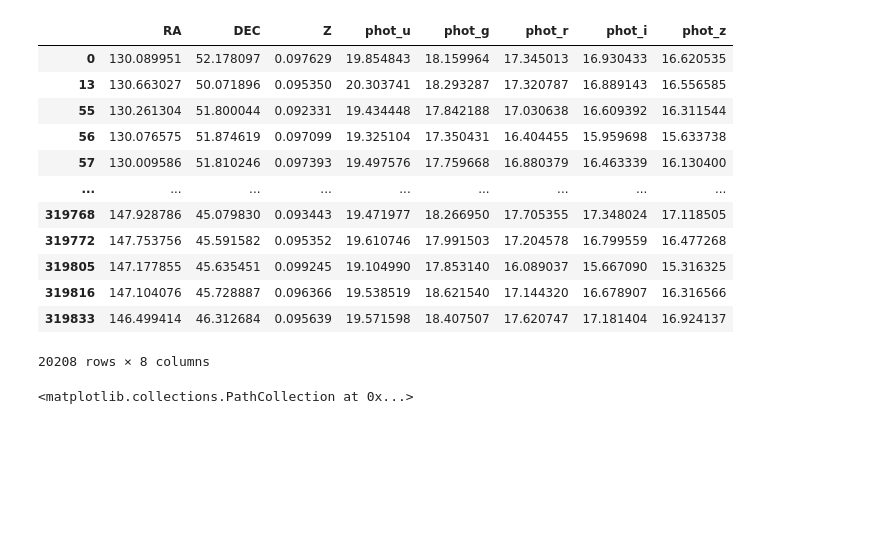
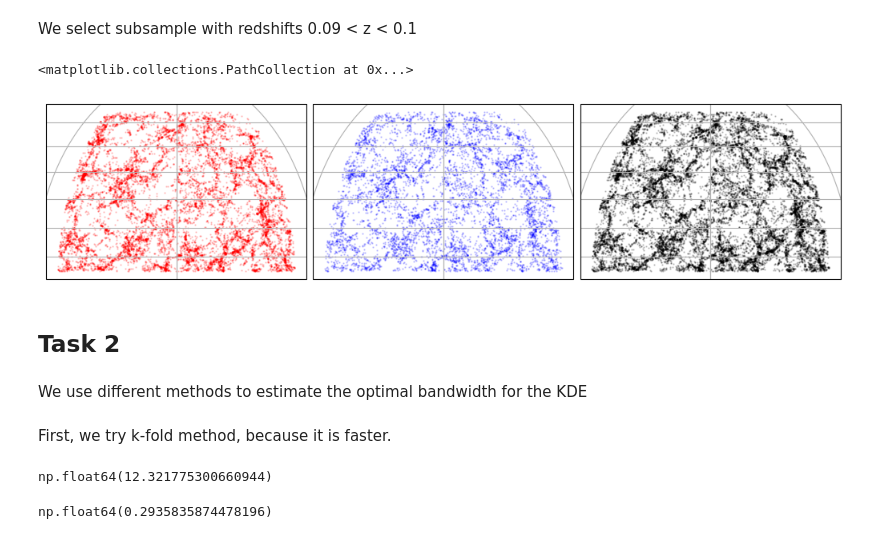
Before and after one commit to CosmicHitchhiker/ds_astro_2026s, a Jupyter notebook: ex2/ex2.ipynb, the cells around one changed output. Drawn from its saved outputs; the diff is of its cells as text; code cells hidden in the pictures; blank space fills up the shorter version.

```diff
--- a/ex2/ex2.ipynb
+++ b/ex2/ex2.ipynb
@@ -31,34 +17,24 @@ df
+# %% [markdown]
+We select subsample with redshifts 0.09 < z < 0.1
 # %%
 data_cut = df[(df['Z'] > 0.09) & (df['Z'] < 0.1)].copy()
-# %%
-data_cut
-# %% [output]
-|  | RA | DEC | Z | phot_u | phot_g | phot_r | phot_i | phot_z |
-| 0 | 130.089951 | 52.178097 | 0.097629 | 19.854843 | 18.159964 | 17.345013 | 16.930433 | 16.620535 |
-| 13 | 130.663027 | 50.071896 | 0.095350 | 20.303741 | 18.293287 | 17.320787 | 16.889143 | 16.556585 |
-| 55 | 130.261304 | 51.800044 | 0.092331 | 19.434448 | 17.842188 | 17.030638 | 16.609392 | 16.311544 |
-| 56 | 130.076575 | 51.874619 | 0.097099 | 19.325104 | 17.350431 | 16.404455 | 15.959698 | 15.633738 |
-| 57 | 130.009586 | 51.810246 | 0.097393 | 19.497576 | 17.759668 | 16.880379 | 16.463339 | 16.130400 |
-| ... | ... | ... | ... | ... | ... | ... | ... | ... |
-| 319768 | 147.928786 | 45.079830 | 0.093443 | 19.471977 | 18.266950 | 17.705355 | 17.348024 | 17.118505 |
-| 319772 | 147.753756 | 45.591582 | 0.095352 | 19.610746 | 17.991503 | 17.204578 | 16.799559 | 16.477268 |
-| 319805 | 147.177855 | 45.635451 | 0.099245 | 19.104990 | 17.853140 | 16.089037 | 15.667090 | 15.316325 |
-| 319816 | 147.104076 | 45.728887 | 0.096366 | 19.538519 | 18.621540 | 17.144320 | 16.678907 | 16.316566 |
-| 319833 | 146.499414 | 46.312684 | 0.095639 | 19.571598 | 18.407507 | 17.620747 | 17.181404 | 16.924137 |
-20208 rows × 8 columns
 # %%
 data_cut['u-r'] = data_cut['phot_u'] - data_cut['phot_r']
 # %%
 red = data_cut[data_cut['u-r'] > 2.3]
 blue = data_cut[data_cut['u-r'] <= 2.3]
 # %%
-fig, ax = plt.subplots(1, 2, figsize=(10, 15), subplot_kw={'projection': ccrs.Mollweide(180)},
+fig, ax = plt.subplots(1, 3, figsize=(10, 15), subplot_kw={'projection': ccrs.Mollweide(180)},
                         layout='constrained')
 
 ax[0].gridlines()
-ax[0].scatter(red['RA'], red['DEC'], s=0.5, alpha=0.1, transform=ccrs.PlateCarree(), color='red')
+ax[0].scatter(red['RA'], red['DEC'], s=0.5, alpha=0.2, transform=ccrs.PlateCarree(), color='red')
 
 ax[1].gridlines()
-ax[1].scatter(blue['RA'], blue['DEC'], s=0.5, alpha=0.1, transform=ccrs.PlateCarree(), color='blue')
+ax[1].scatter(blue['RA'], blue['DEC'], s=0.5, alpha=0.2, transform=ccrs.PlateCarree(), color='blue')
+
+ax[2].gridlines()
+ax[2].scatter(data_cut['RA'], data_cut['DEC'], s=0.5, alpha=0.2, transform=ccrs.PlateCarree(), color='black')
 # %% [output]
 <matplotlib.collections.PathCollection at 0x...>
+[figure, added]
@@ -66,0 +41,2 @@ red_np = np.array([red['RA'].values, red['DEC'].values]).T * np.pi/180.
+# %% [markdown]
+## Task 2
@@ -66,0 +46,22 @@ red_np = np.array([red['RA'].values, red['DEC'].values]).T * np.pi/180.
+# %% [markdown]
+We use different methods to estimate the optimal bandwidth for the KDE
+# %% [markdown]
+First, we try k-fold method, because it is faster.
+# %%
+bandwidths = np.geomspace(0.05, 15.0, 30)
+grid2 = GridSearchCV(KernelDensity(kernel='gaussian'),
+{'bandwidth': bandwidths}, cv=5, n_jobs=-1)
+grid2.fit(cut_np)
+h_opt_kfold = grid2.best_params_['bandwidth']
+h_opt_kfold
+# %% [output]
+np.float64(12.321775300660944)
+# %%
+bandwidths = np.geomspace(0.05, 15.0, 30)
+grid = GridSearchCV(KernelDensity(kernel='gaussian'),
+{'bandwidth': bandwidths}, cv=LeaveOneOut(), n_jobs=-1)
+grid.fit(cut_np)
+h_opt = grid.best_params_['bandwidth']
+h_opt
+# %% [output]
+np.float64(0.2935835874478196)
```
Also changed, not shown: parts of 47 cells of this notebook.
